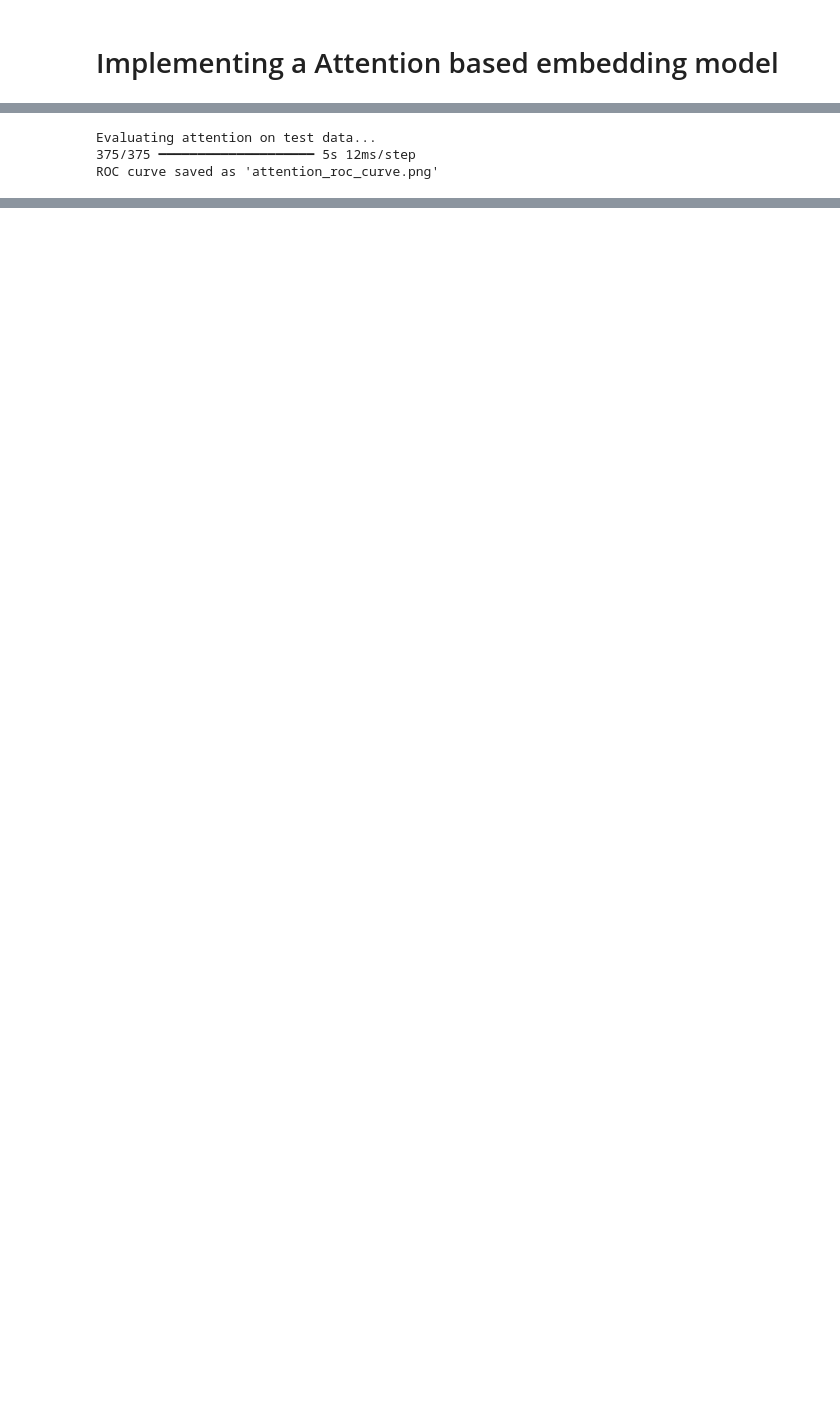
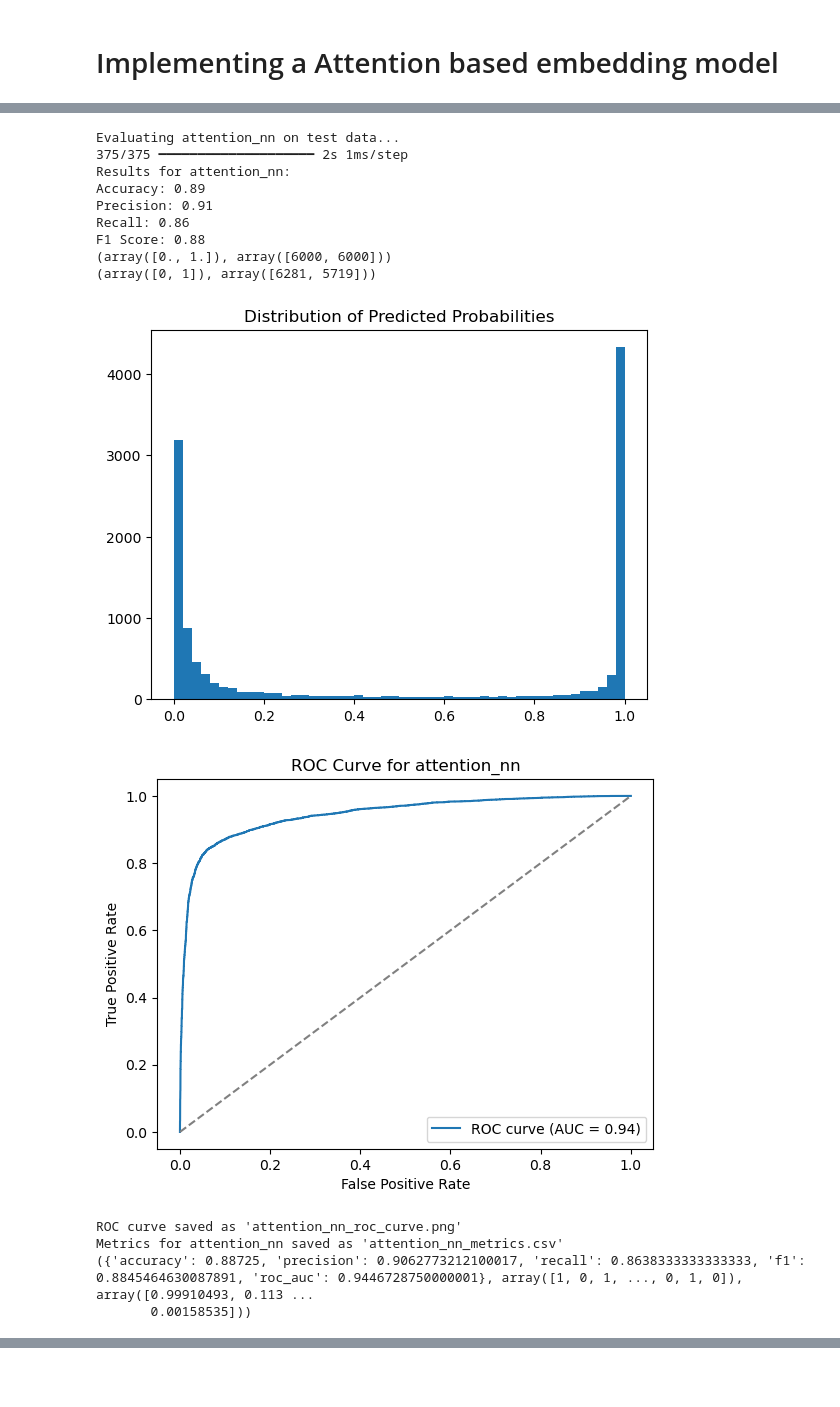
Before and after one commit to Jorjorian/PromoterKmers, a Jupyter notebook: ProjectDraftCode.ipynb, the cells around one changed output, grey strips where cells are left out. Cells and saved outputs as stored; diff of their text form; code cells hidden in the pictures; blank space fills up the shorter version.

```diff
--- a/ProjectDraftCode.ipynb
+++ b/ProjectDraftCode.ipynb
@@ -369,7 +450,7 @@ from tensorflow.keras.callbacks import EarlyStopping, ReduceLROnPlateau, ModelCh
 
 
 
-def create_kmer_model_with_transform(X_train_sequences, k=4, hidden_nodes=128, dropout_rate=0.2):
+def create_kmer_model_with_transform(X_train_sequences, k=4, hidden_nodes=256, dropout_rate=0.2):
     # Convert the sequences to tf.string tensors
     X_train_sequences = tf.constant(X_train_sequences, dtype=tf.string)
 
@@ -570,7 +741,22 @@ Epoch 4/4
 # %%
 # evaluating the model
+attention_model.save('best_model_attention.keras')
+attention_nn_metrics = evaluate_model(attention_model, X_test['Sequence'].values, y_test, 'attention_nn', attention=True, max_length=max_length, tokenizer=tokenizer)
+print(attention_nn_metrics)
 # %% [output]
-Evaluating attention on test data...
-375/375 ━━━━━━━━━━━━━━━━━━━━ 5s 12ms/step
-ROC curve saved as 'attention_roc_curve.png'
+Evaluating attention_nn on test data...
+375/375 ━━━━━━━━━━━━━━━━━━━━ 2s 1ms/step
+Results for attention_nn:
+Accuracy: 0.89
+Precision: 0.91
+Recall: 0.86
+F1 Score: 0.88
+(array([0., 1.]), array([6000, 6000]))
+(array([0, 1]), array([6281, 5719]))
+[figure, added]
+[figure, added]
+ROC curve saved as 'attention_nn_roc_curve.png'
+Metrics for attention_nn saved as 'attention_nn_metrics.csv'
+({'accuracy': 0.88725, 'precision': 0.9062773212100017, 'recall': 0.8638333333333333, 'f1': 0.8845464630087891, 'roc_auc': 0.9446728750000001}, array([1, 0, 1, ..., 0, 1, 0]), array([0.99910493, 0.113 ...
+       0.00158535]))
 # %%
```
Also changed, not shown: parts of 40 cells of this notebook, 11 other files.
